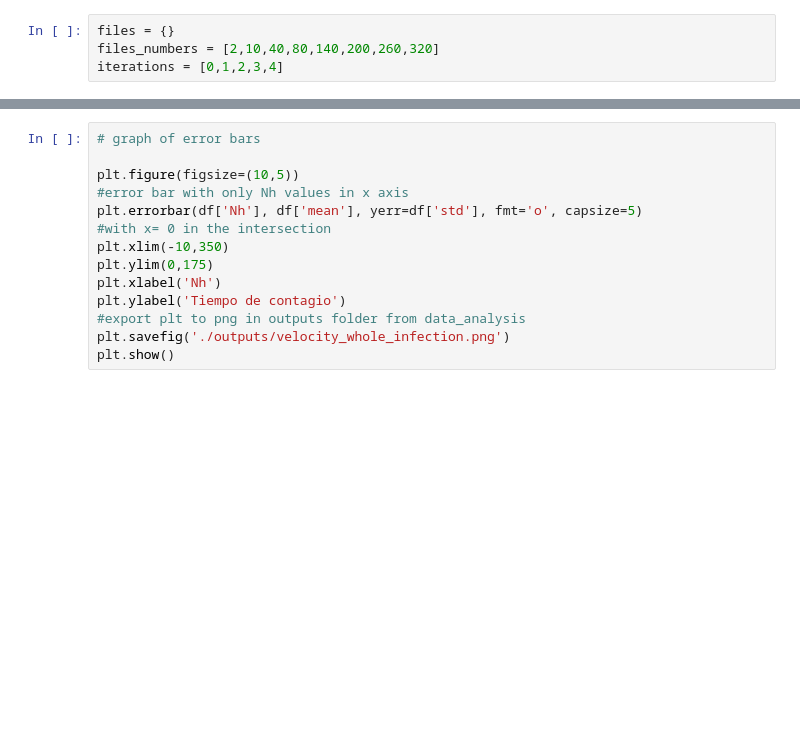
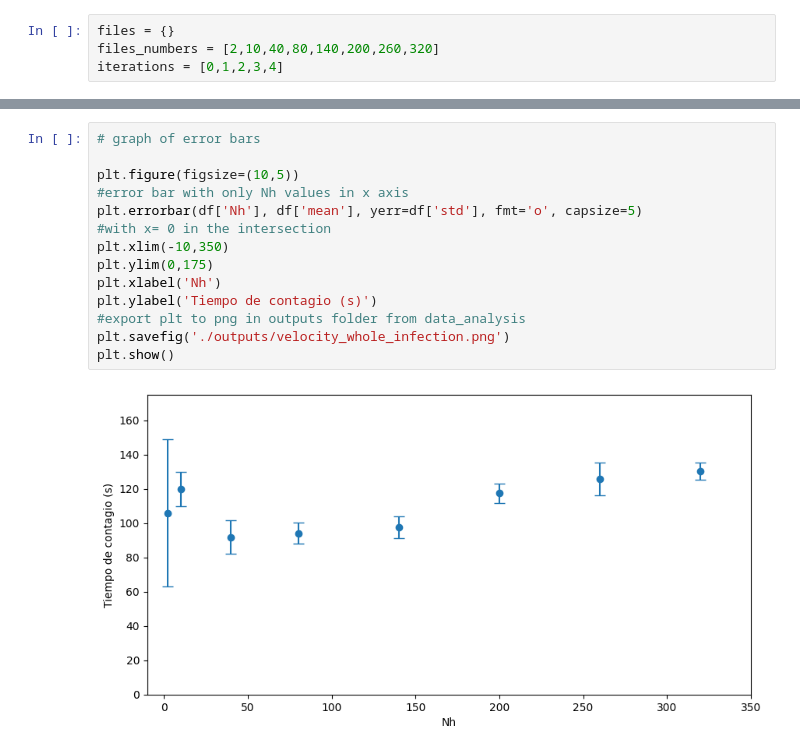
Before and after one commit to JuArce/SS_TP5, a Jupyter notebook: data_analysis/velocity_whole_infection.ipynb, the cells around one changed output, grey strips where cells are left out. Drawn from its saved outputs; the diff is of its cells as text; blank space fills up the shorter version.

Commit message:
fix: velocity whole infection graph units

```diff
--- a/data_analysis/velocity_whole_infection.ipynb
+++ b/data_analysis/velocity_whole_infection.ipynb
@@ -40,14 +70,16 @@ df
 # %%
 # graph of error bars
 
 plt.figure(figsize=(10,5))
 #error bar with only Nh values in x axis
 plt.errorbar(df['Nh'], df['mean'], yerr=df['std'], fmt='o', capsize=5)
 #with x= 0 in the intersection
 plt.xlim(-10,350)
 plt.ylim(0,175)
 plt.xlabel('Nh')
-plt.ylabel('Tiempo de contagio')
+plt.ylabel('Tiempo de contagio (s)')
 #export plt to png in outputs folder from data_analysis
 plt.savefig('./outputs/velocity_whole_infection.png')
 plt.show()
+# %% [output]
+[figure, added]
```
Also changed, not shown: parts of 3 cells of this notebook, 1 other file.
